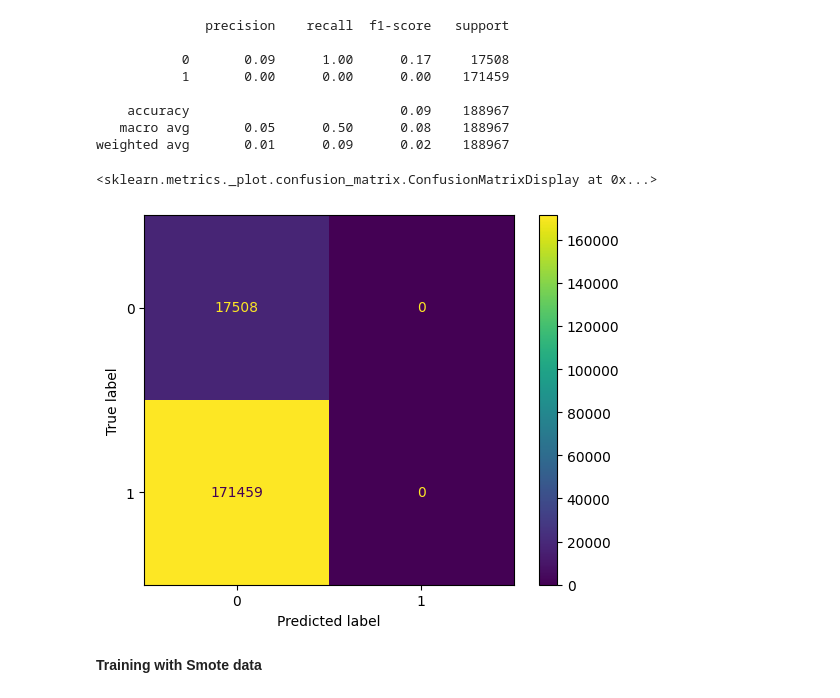
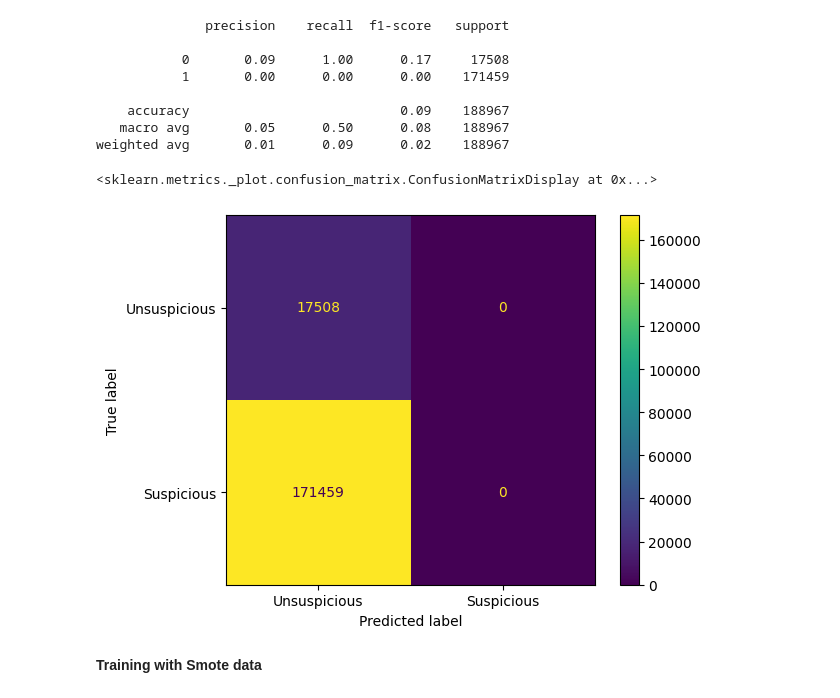
Before and after one commit to moryba/Beth-project, a Jupyter notebook: Features engineering/Smote/Dense model.ipynb, the cells around one changed output. Drawn from its saved outputs; the diff is of its cells as text; code cells hidden in the pictures.

```diff
--- a/Features engineering/Smote/Dense model.ipynb
+++ b/Features engineering/Smote/Dense model.ipynb
@@ -571,10 +570,10 @@ print(classification_report(y_test, prediction))
 weighted avg       0.01      0.09      0.02    188967
 # %%
 conf_matrix = confusion_matrix(y_true=y_test, y_pred=prediction)
-ConfusionMatrixDisplay(conf_matrix).plot()
+ConfusionMatrixDisplay(conf_matrix, display_labels=['Unsuspicious', 'Suspicious']).plot()
 # %% [output]
 <sklearn.metrics._plot.confusion_matrix.ConfusionMatrixDisplay at 0x...>
-[figure, old version]
+[figure, new version]
 # %% [markdown]
 **Training with Smote data**
 # %%
```
Also changed, not shown: parts of 11 cells of this notebook, 13 other files.
